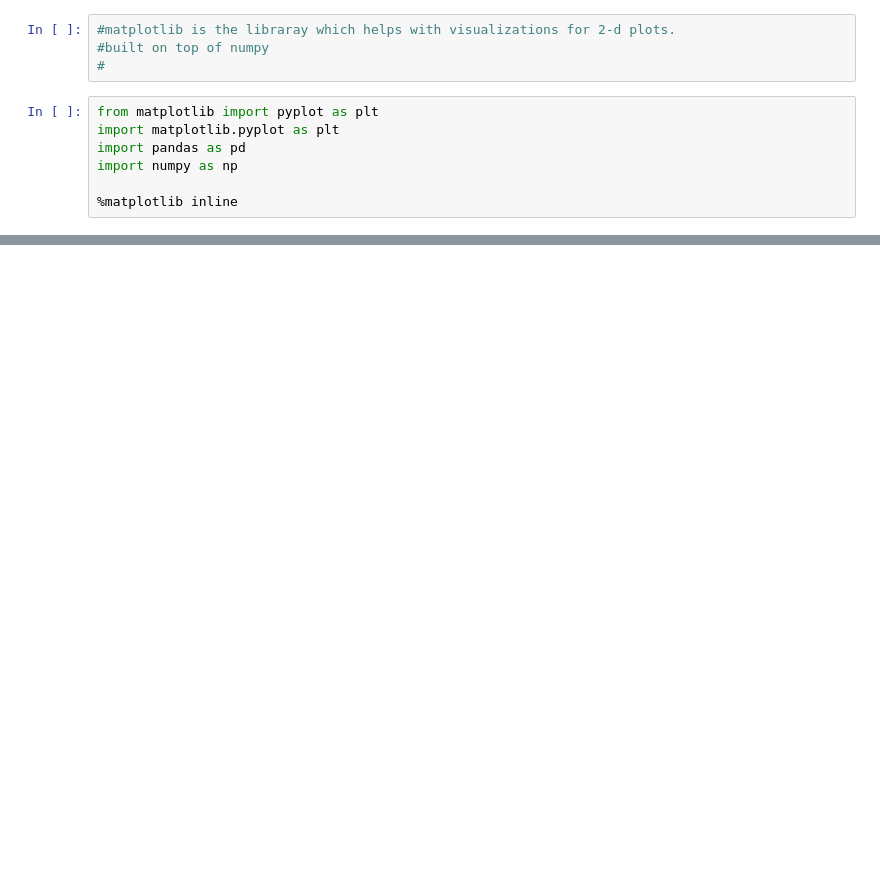
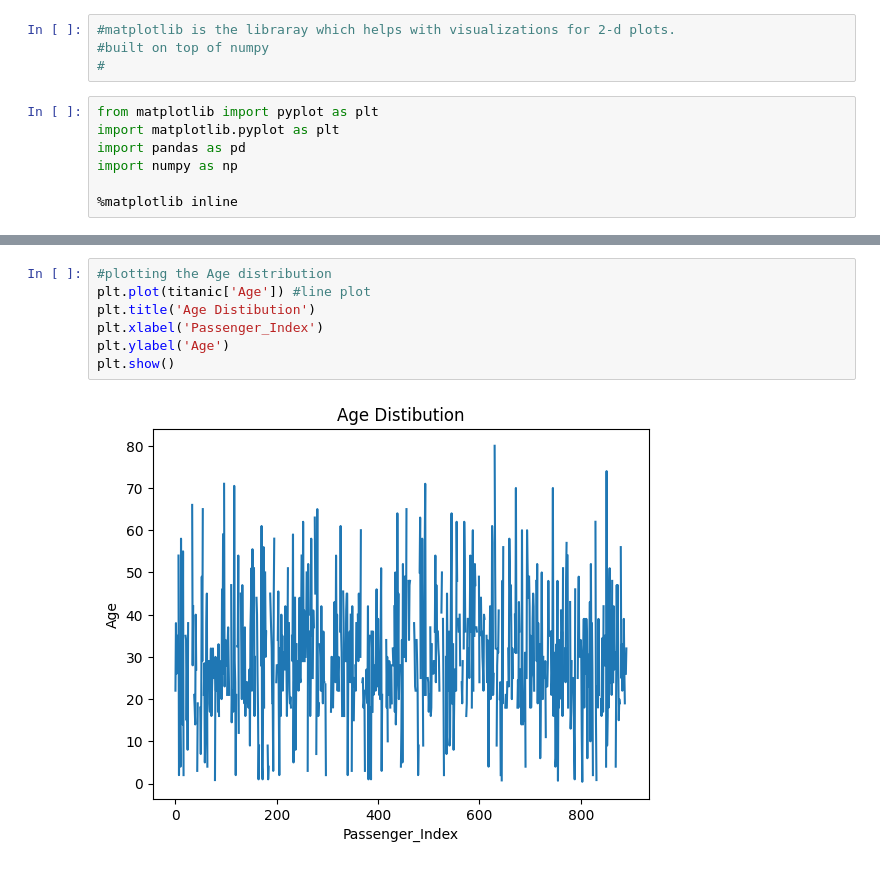
Before and after one commit to NikitaaArora/Ineuron, a Jupyter notebook: Python/Libraries/PANDAS/matplotlib_class.ipynb, the cells around one changed output, grey strips where cells are left out. Cells and saved outputs as stored; diff of their text form; blank space fills up the shorter version.

```diff
--- a/Python/Libraries/PANDAS/matplotlib_class.ipynb
+++ b/Python/Libraries/PANDAS/matplotlib_class.ipynb
@@ -25,0 +53,9 @@ titanic.head()
+# %%
+#plotting the Age distribution
+plt.plot(titanic['Age']) #line plot
+plt.title('Age Distibution')
+plt.xlabel('Passenger_Index')
+plt.ylabel('Age')
+plt.show()
+# %% [output]
+[figure, added]
```
Also changed, not shown: parts of 33 cells of this notebook.
